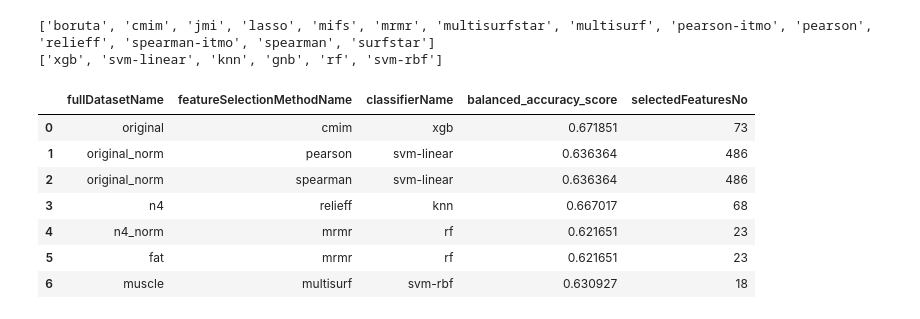
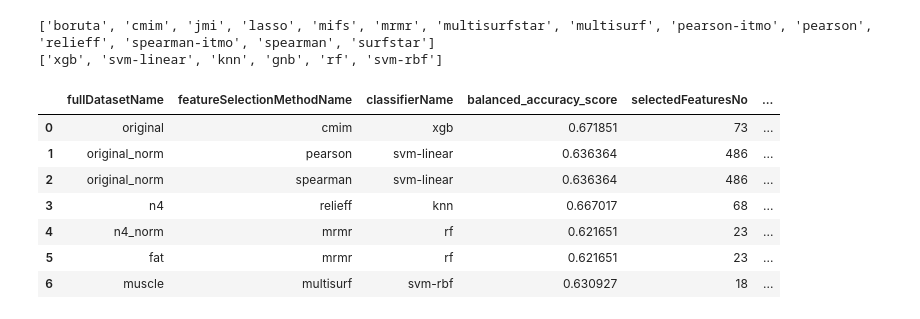
Before and after one commit to szafeiris/bme-master-thesis, a Jupyter notebook: bme-master-thesis-szafeiris-results-analysis.ipynb, the cells around one changed output. Drawn from its saved outputs; the diff is of its cells as text; code cells hidden in the pictures.

```diff
--- a/bme-master-thesis-szafeiris-results-analysis.ipynb
+++ b/bme-master-thesis-szafeiris-results-analysis.ipynb
@@ -435,23 +435,23 @@ print(topRows['classifierName'].unique().tolist())
 # %%
 idxs = topRows.groupby('fullDatasetName')['balanced_accuracy_score'].transform(max) == topRows['balanced_accuracy_score']
 df = topRows[idxs].reset_index()
 
-df = df[['fullDatasetName', 'featureSelectionMethodName', 'classifierName', 'balanced_accuracy_score', 'selectedFeaturesNo']]
+df = df[['fullDatasetName', 'featureSelectionMethodName', 'classifierName', 'balanced_accuracy_score', 'selectedFeaturesNo', 'selectedThreshold']]
 df
 
 # from pandas.plotting import table
 # ax = plt.subplot(111, frame_on=False) # no visible frame
 # ax.xaxis.set_visible(False)  # hide the x axis
 # ax.yaxis.set_visible(False)  # hide the y axis
 
 # table(ax, df, rowLabels=None)  # where df is your data frame
 # plt.savefig('test.png', bbox_inches='tight')
 # %% [output]
-|  | fullDatasetName | featureSelectionMethodName | classifierName | balanced_accuracy_score | selectedFeaturesNo |
-| 0 | original | cmim | xgb | 0.671851 | 73 |
-| 1 | original_norm | pearson | svm-linear | 0.636364 | 486 |
-| 2 | original_norm | spearman | svm-linear | 0.636364 | 486 |
-| 3 | n4 | relieff | knn | 0.667017 | 68 |
-| 4 | n4_norm | mrmr | rf | 0.621651 | 23 |
-| 5 | fat | mrmr | rf | 0.621651 | 23 |
-| 6 | muscle | multisurf | svm-rbf | 0.630927 | 18 |
+|  | fullDatasetName | featureSelectionMethodName | classifierName | balanced_accuracy_score | selectedFeaturesNo | ... |
+| 0 | original | cmim | xgb | 0.671851 | 73 | ... |
+| 1 | original_norm | pearson | svm-linear | 0.636364 | 486 | ... |
+| 2 | original_norm | spearman | svm-linear | 0.636364 | 486 | ... |
+| 3 | n4 | relieff | knn | 0.667017 | 68 | ... |
+| 4 | n4_norm | mrmr | rf | 0.621651 | 23 | ... |
+| 5 | fat | mrmr | rf | 0.621651 | 23 | ... |
+| 6 | muscle | multisurf | svm-rbf | 0.630927 | 18 | ... |
```
Also changed, not shown: 2 other files.
